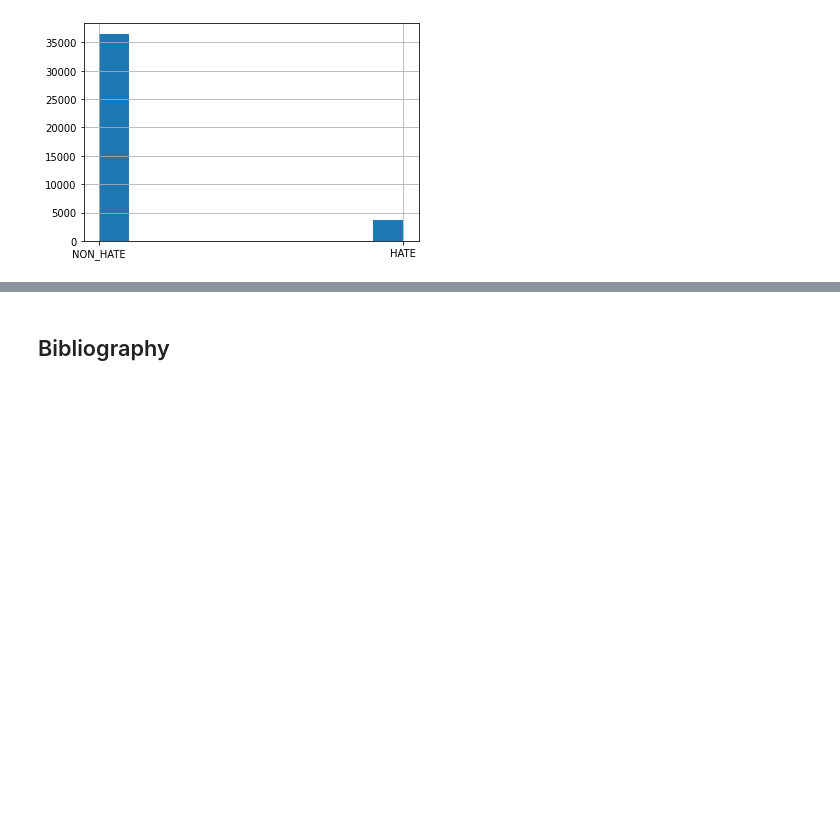
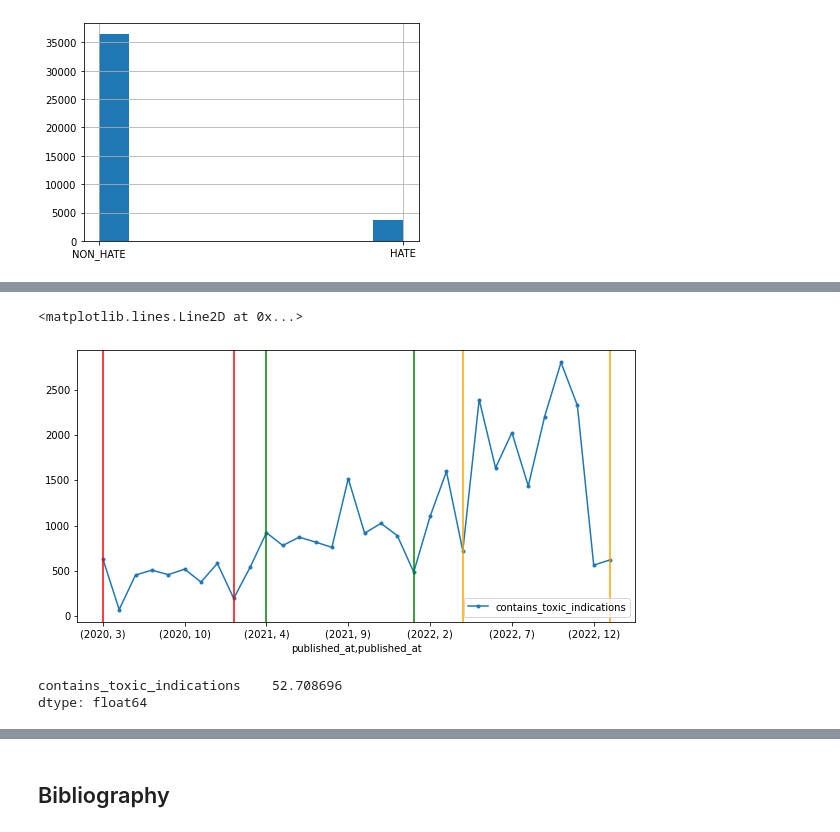
Before and after one commit to lkno0705/ToxicF1Cac, a Jupyter notebook: final.ipynb, the cells around one changed output, grey strips where cells are left out. Drawn from its saved outputs; the diff is of its cells as text; code cells hidden in the pictures; blank space fills up the shorter version.

```diff
--- a/final.ipynb
+++ b/final.ipynb
@@ -425,0 +654,16 @@ comment_df.hate_speech_label.hist()
+# %%
+ax = videos.groupby(by=[videos.published_at.dt.year ,videos.published_at.dt.month]).sum().plot(style='.-', figsize=(10,5))
+ax.axvline(0, color="red")
+ax.axvline(8, color="red")
+ax.axvline(10, color="green")
+ax.axvline(19, color="green")
+ax.axvline(22, color="orange")
+ax.axvline(31, color="orange")
+# %% [output]
+<matplotlib.lines.Line2D at 0x...>
+[figure, added]
+# %%
+grouped.mean()
+# %% [output]
+contains_toxic_indications    52.708696
+dtype: float64
```
Also changed, not shown: parts of 18 cells of this notebook, 2 other files.
